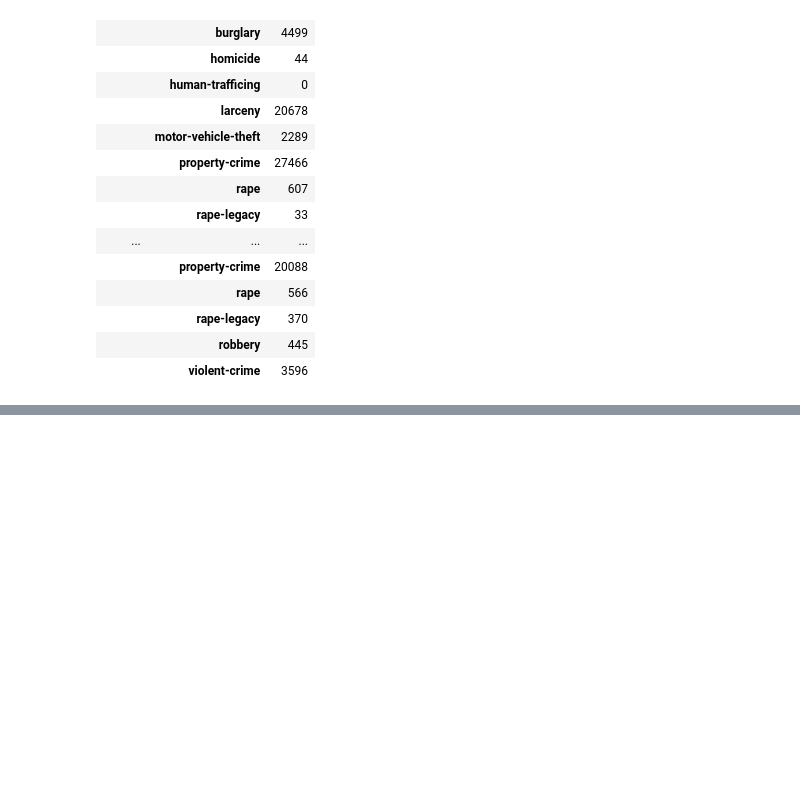
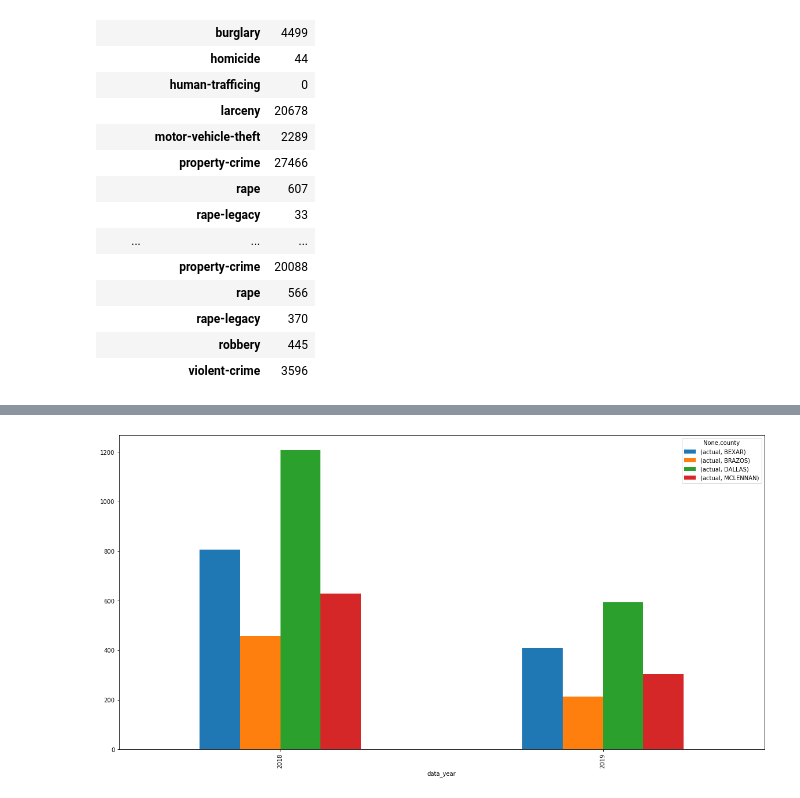
Before and after one commit to Aprieto7/Project-1, a Jupyter notebook: Crime_Data.ipynb, the cells around one changed output, grey strips where cells are left out. Drawn from its saved outputs; the diff is of its cells as text; code cells hidden in the pictures; blank space fills up the shorter version.

```diff
--- a/Crime_Data.ipynb
+++ b/Crime_Data.ipynb
@@ -125,9 +118,10 @@ merge_df
 # %%
+####Population per county in 100 thousand units
 bexar_pop=20
 dallas_pop=26
 mc_pop=2.56
-brazos=2.29
-Total_pop=51.25
+brazos_pop=2.29
+Total_pop=bexar_pop+dallas_pop+mc_pop+brazos_pop
 # %%
 county_df=merge_df.groupby("county").sum()
 county_df["actual"]
@@ -176,0 +252,8 @@ by_countyoffense_df
+# %%
+year_county=merge_df.groupby(["data_year",'county']).sum()["actual"]
+year_county_df=pd.DataFrame(year_county)
+year_county_pc_df=(year_county_df/Total_pop).round(0)
+# %%
+plot3=year_county_pc_df.unstack().plot(kind='bar', figsize=(20,10))
+# %% [output]
+[figure, added]
```
Also changed, not shown: parts of 35 cells of this notebook, 2 other files.
